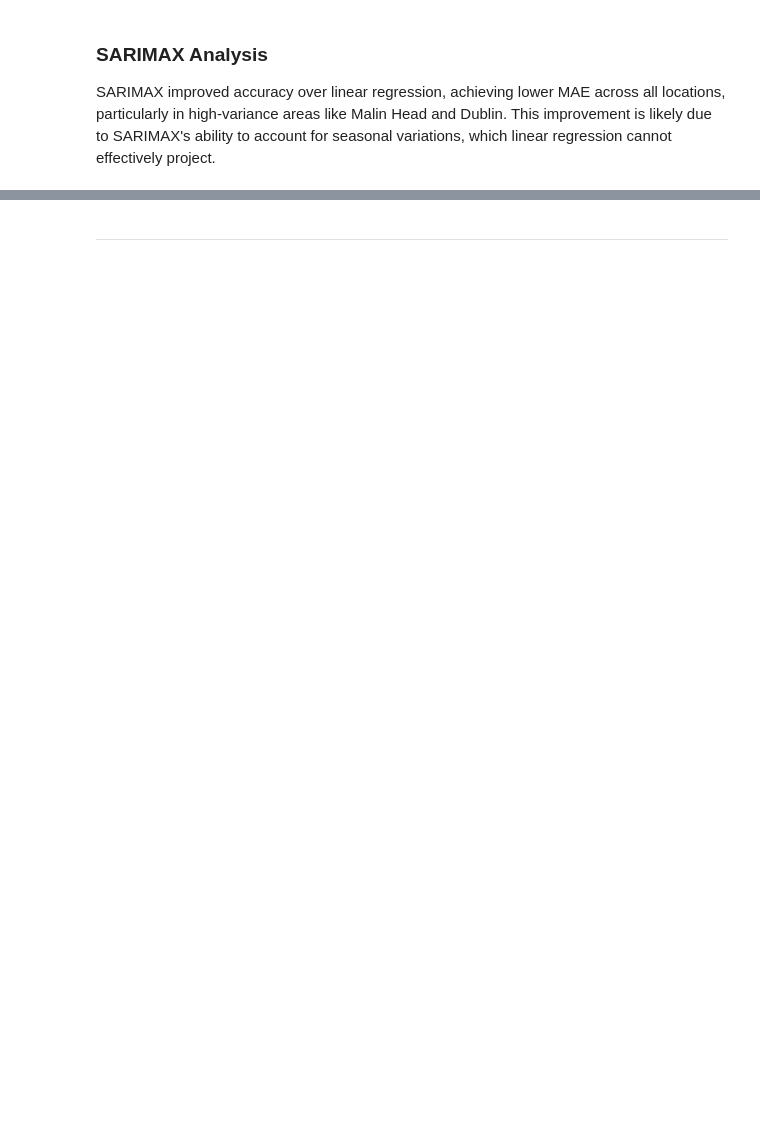
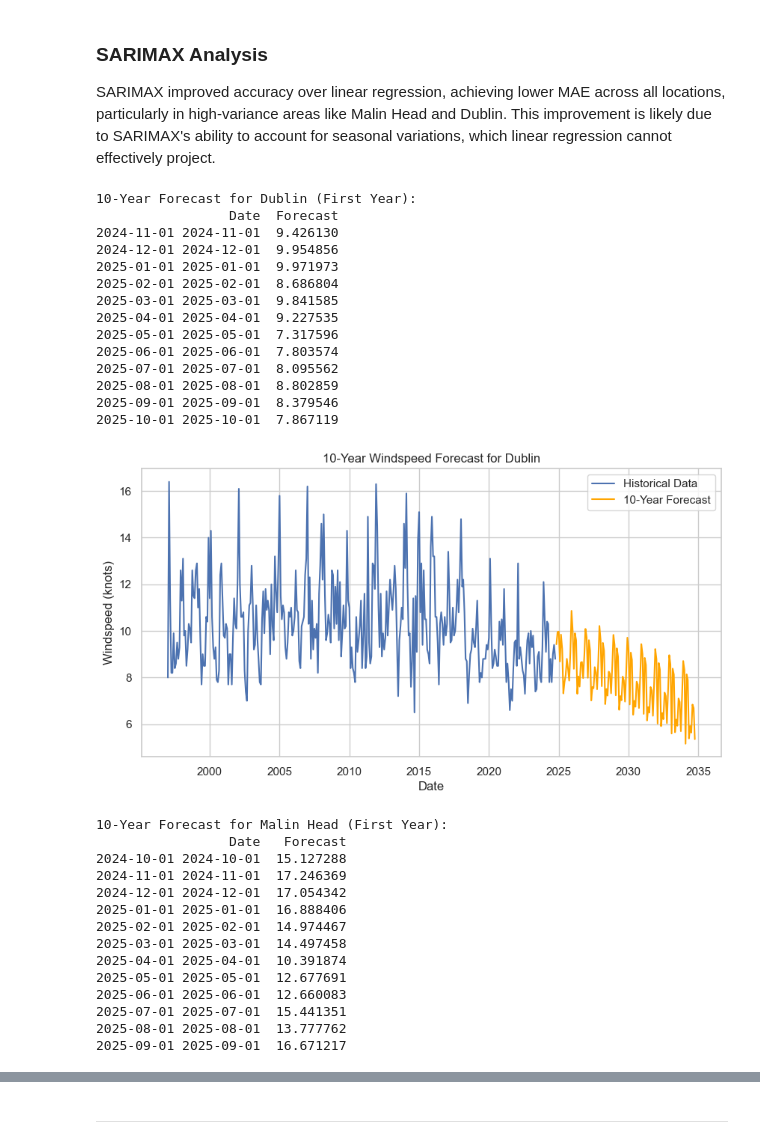
Before and after one commit to sarahembarry/PFDA-project, a Jupyter notebook: bigproject.ipynb, the cells around one changed output, grey strips where cells are left out. Drawn from its saved outputs; the diff is of its cells as text; code cells hidden in the pictures; blank space fills up the shorter version.

Commit message:
testing sairmax parameters and forcasting 10 years ahead

```diff
--- a/bigproject.ipynb
+++ b/bigproject.ipynb
@@ -663,3 +679,83 @@ Mullingar - Mean Absolute Error (MAE): 0.6800578632406061
 ### SARIMAX Analysis
 
 SARIMAX improved accuracy over linear regression, achieving lower MAE across all locations, particularly in high-variance areas like Malin Head and Dublin. This improvement is likely due to SARIMAX's ability to account for seasonal variations, which linear regression cannot effectively project.
+# %%
+# Forecast the next 10 years for Dublin and Malin Head
+forecast_years = 10
+forecast_steps = forecast_years * 12  # 10 years of monthly data
+locations = ['Dublin', 'Malin Head']
+
+for location in locations:
+    # Filter data for the current location and select relevant columns
+    location_data = cleaned_weather[cleaned_weather['Location'] == location][['year', 'month', 'wdsp']].copy()
+
+    # Create a datetime index using 'year' and 'month'
+    location_data['date'] = pd.to_datetime(location_data[['year', 'month']].assign(day=1))
+    location_data.set_index('date', inplace=True)
+
+    # Ensure the index has a consistent frequency (monthly start)
+    location_data.index = pd.date_range(start=location_data.index[0], periods=len(location_data), freq='MS')
+
+    # Fit a SARIMA model to the entire dataset
+    seasonal_model = SARIMAX(
+        location_data['wdsp'],
+        order=(1, 1, 1),  # Basic ARIMA settings: autoregressive, differencing, moving average
+        seasonal_order=(1, 2, 1, 12),  # Basic settings for yearly seasonality in monthly data
+        enforce_stationarity=False,
+        enforce_invertibility=False
+    )
+    seasonal_fit = seasonal_model.fit(disp=False)  # Suppress long output
+
+    # Generate forecasts for the next 10 years
+    forecast_values = seasonal_fit.forecast(steps=forecast_steps)
+
+    # Generate the index for the forecasted dates
+    forecast_index = pd.date_range(
+        start=location_data.index[-1] + pd.DateOffset(months=1),
+        periods=forecast_steps,
+        freq='MS'
+    )
+
+    # Print the first year's forecasted values
+    print(f"\n10-Year Forecast for {location} (First Year):")
+    print(pd.DataFrame({'Date': forecast_index[:12], 'Forecast': forecast_values[:12]}))
+
+    # Plot the historical data and forecast
+    plt.figure(figsize=(10, 5))
+    plt.plot(location_data['wdsp'], label='Historical Data')
+    plt.plot(forecast_index, forecast_values, label='10-Year Forecast', color='orange')
+    plt.title(f"10-Year Windspeed Forecast for {location}")
+    plt.xlabel("Date")
+    plt.ylabel("Windspeed (knots)")
+    plt.legend()
+    plt.show()
+# %% [output]
+10-Year Forecast for Dublin (First Year):
+                 Date  Forecast
+2024-11-01 2024-11-01  9.426130
+2024-12-01 2024-12-01  9.954856
+2025-01-01 2025-01-01  9.971973
+2025-02-01 2025-02-01  8.686804
+2025-03-01 2025-03-01  9.841585
+2025-04-01 2025-04-01  9.227535
+2025-05-01 2025-05-01  7.317596
+2025-06-01 2025-06-01  7.803574
+2025-07-01 2025-07-01  8.095562
+2025-08-01 2025-08-01  8.802859
+2025-09-01 2025-09-01  8.379546
+2025-10-01 2025-10-01  7.867119
+[figure, added]
+10-Year Forecast for Malin Head (First Year):
+                 Date   Forecast
+2024-10-01 2024-10-01  15.127288
+2024-11-01 2024-11-01  17.246369
+2024-12-01 2024-12-01  17.054342
+2025-01-01 2025-01-01  16.888406
+2025-02-01 2025-02-01  14.974467
+2025-03-01 2025-03-01  14.497458
+2025-04-01 2025-04-01  10.391874
+2025-05-01 2025-05-01  12.677691
+2025-06-01 2025-06-01  12.660083
+2025-07-01 2025-07-01  15.441351
+2025-08-01 2025-08-01  13.777762
+2025-09-01 2025-09-01  16.671217
```
Also changed, not shown: parts of 5 cells of this notebook, 2 other files.
